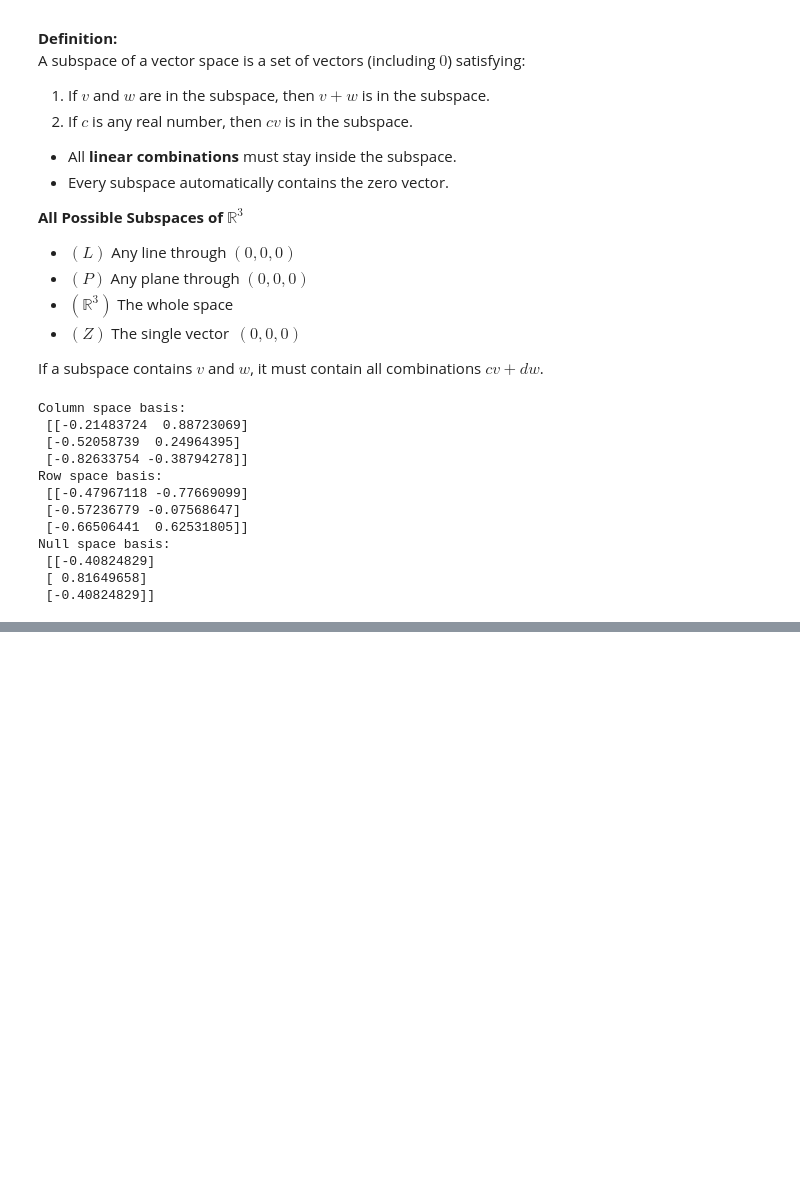
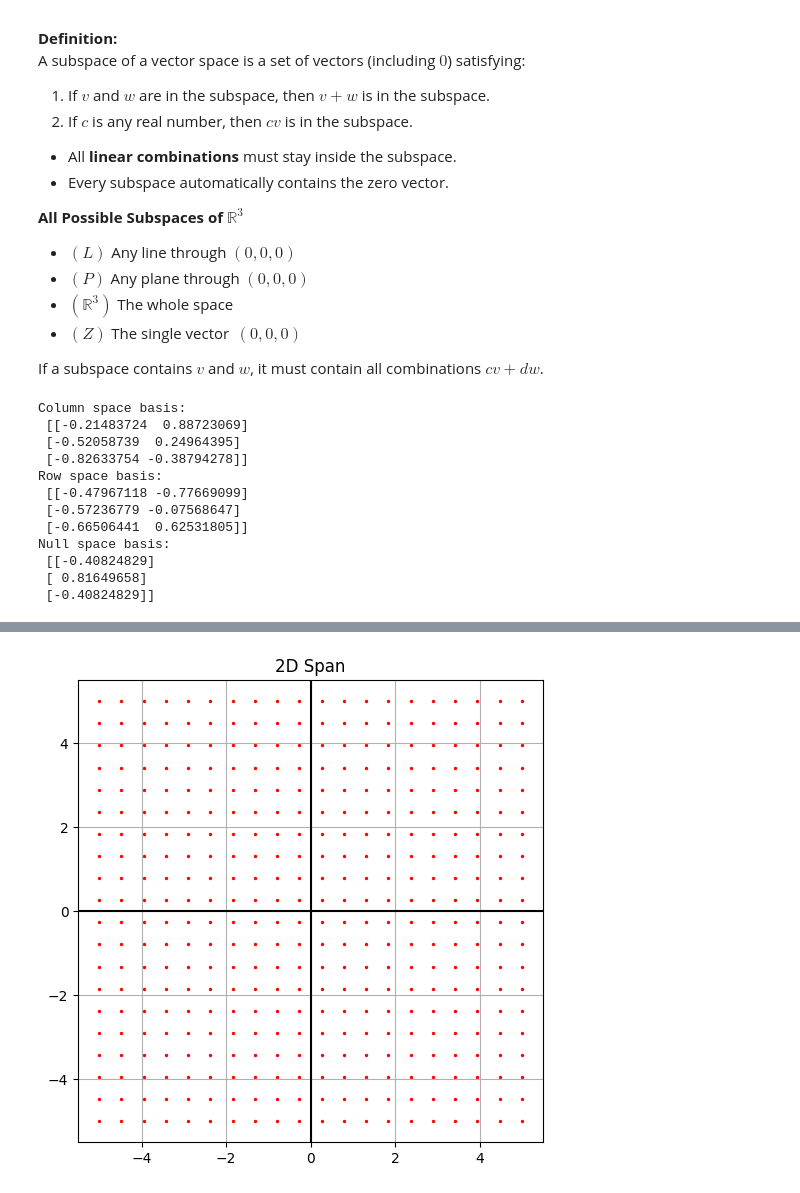
Before and after one commit to kiyoNdux/one-month-ml-sprint, a Jupyter notebook: week_1/day_4/3.1_spaces_of_vectors.ipynb, the cells around one changed output, grey strips where cells are left out. Saved outputs shown, nothing was run; the diff lists cells and outputs as text; code cells hidden in the pictures; blank space fills up the shorter version.

```diff
--- a/week_1/day_4/3.1_spaces_of_vectors.ipynb
+++ b/week_1/day_4/3.1_spaces_of_vectors.ipynb
@@ -201,0 +291,8 @@ It contains every vector you can form from combinations of the vectors in $S$.
+# %%
+vectors = [
+    [1, 0],
+    [0, 1],
+]
+visualize_span(vectors)
+# %% [output]
+[figure, added]
```
Also changed, not shown: parts of 7 cells of this notebook.
